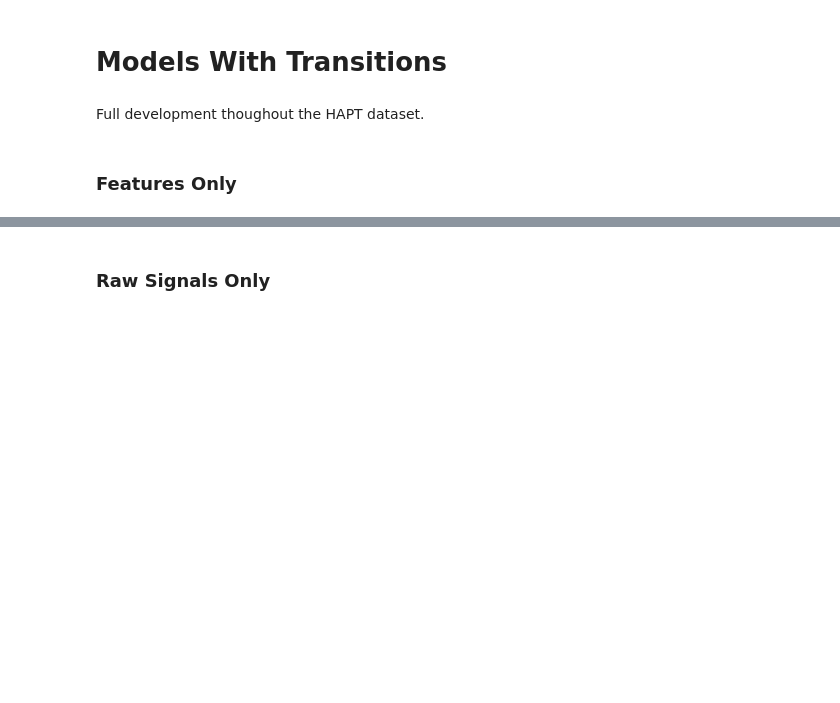
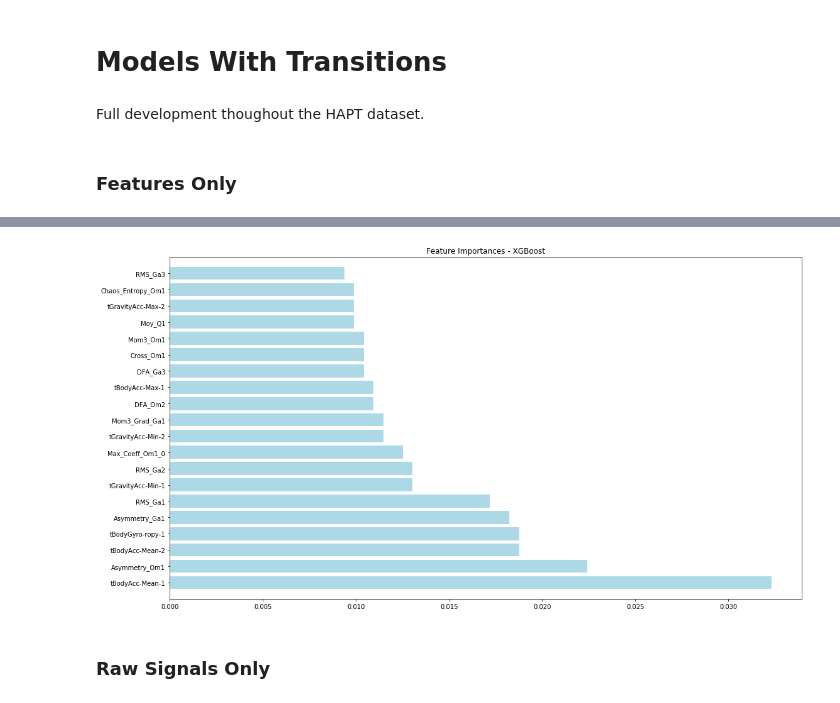
Before and after one commit to Coricos/ActivityRecognition, a Jupyter notebook: notebook.ipynb, the cells around one changed output, grey strips where cells are left out. Saved outputs shown, nothing was run; the diff lists cells and outputs as text; code cells hidden in the pictures; blank space fills up the shorter version.

```diff
--- a/notebook.ipynb
+++ b/notebook.ipynb
@@ -128,6 +182,10 @@ Models('XGBoost', show_mean=False).load_model().performance()
 | Rec | 0.947185 | 0.975806 | 0.949045 | 0.938095 | 0.933071 | 0.949640 | 0.998165 | 0.913043 | 1.000000 | 0.875000 | 0.600000 | ... |
 | Pre | 0.949197 | 0.991614 | 0.990306 | 0.996127 | 0.990005 | 0.988023 | 1.000000 | 0.994794 | 0.998100 | 0.996725 | 0.995768 | ... |
 | F1S | 0.947543 | 0.983647 | 0.969236 | 0.966241 | 0.960695 | 0.968451 | 0.999082 | 0.952167 | 0.999049 | 0.931904 | 0.748806 | ... |
+# %%
+Models('XGBoost', show_mean=False).load_model().plot_importances()
+# %% [output]
+[figure, added]
 # %% [markdown]
 ### Raw Signals Only
 # %%
```
Also changed, not shown: parts of 12 cells of this notebook.
